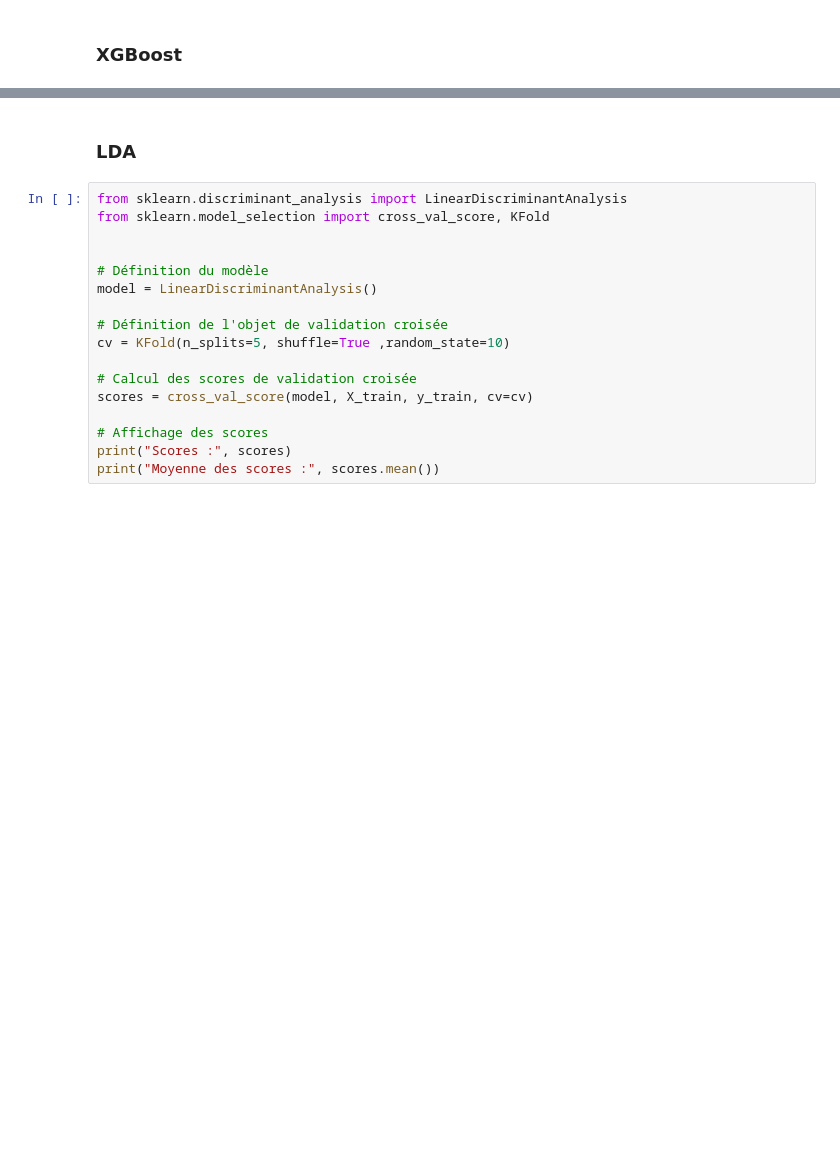
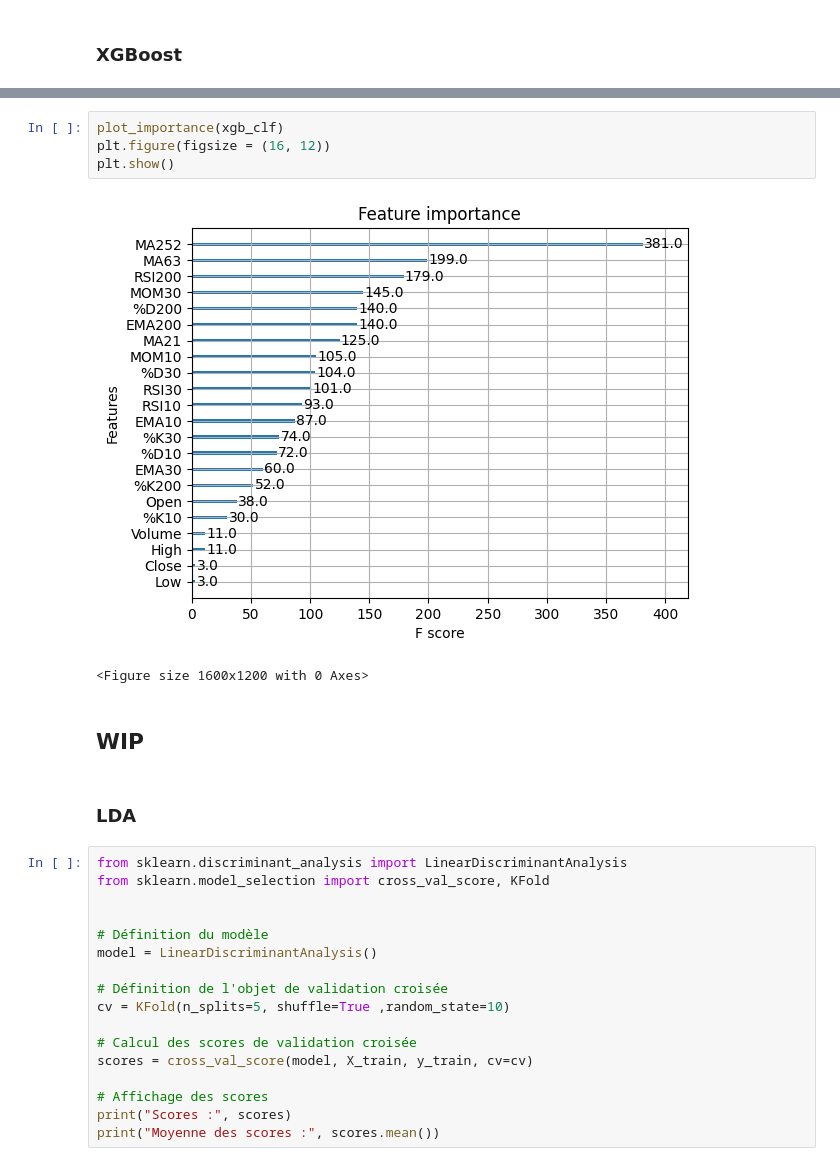
Before and after one commit to atisben/RL-Trading, a Jupyter notebook: trading.ipynb, the cells around one changed output, grey strips where cells are left out. Saved outputs shown, nothing was run; the diff lists cells and outputs as text; blank space fills up the shorter version.

```diff
--- a/trading.ipynb
+++ b/trading.ipynb
@@ -361,3 +530,12 @@ Moyenne des scores : 0.8500377281085397
+# %%
+plot_importance(xgb_clf)
+plt.figure(figsize = (16, 12))
+plt.show()
+# %% [output]
+[figure, added]
+<Figure size 1600x1200 with 0 Axes>
+# %% [markdown]
+## WIP
 # %% [markdown]
 ### LDA
 # %%
```
Also changed, not shown: parts of 15 cells of this notebook, 1 other file.
